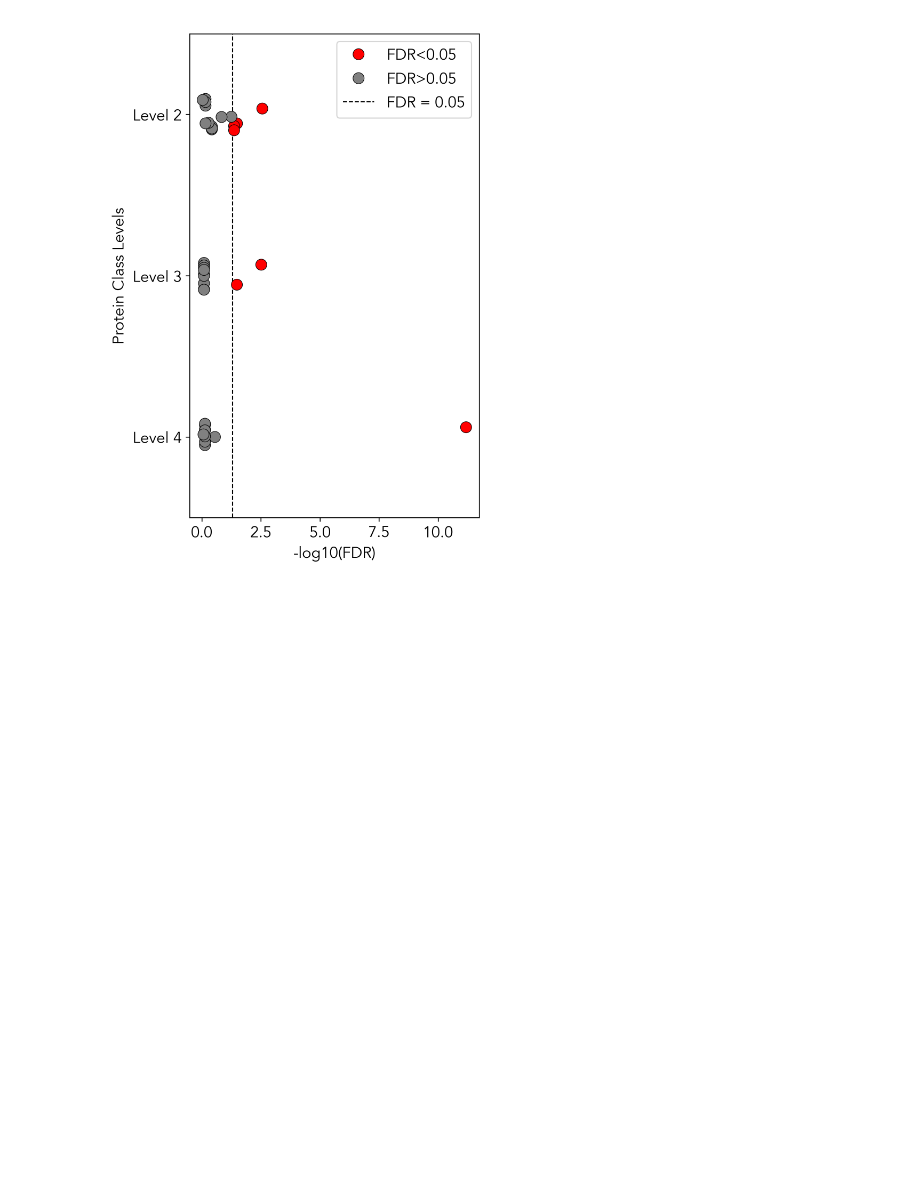
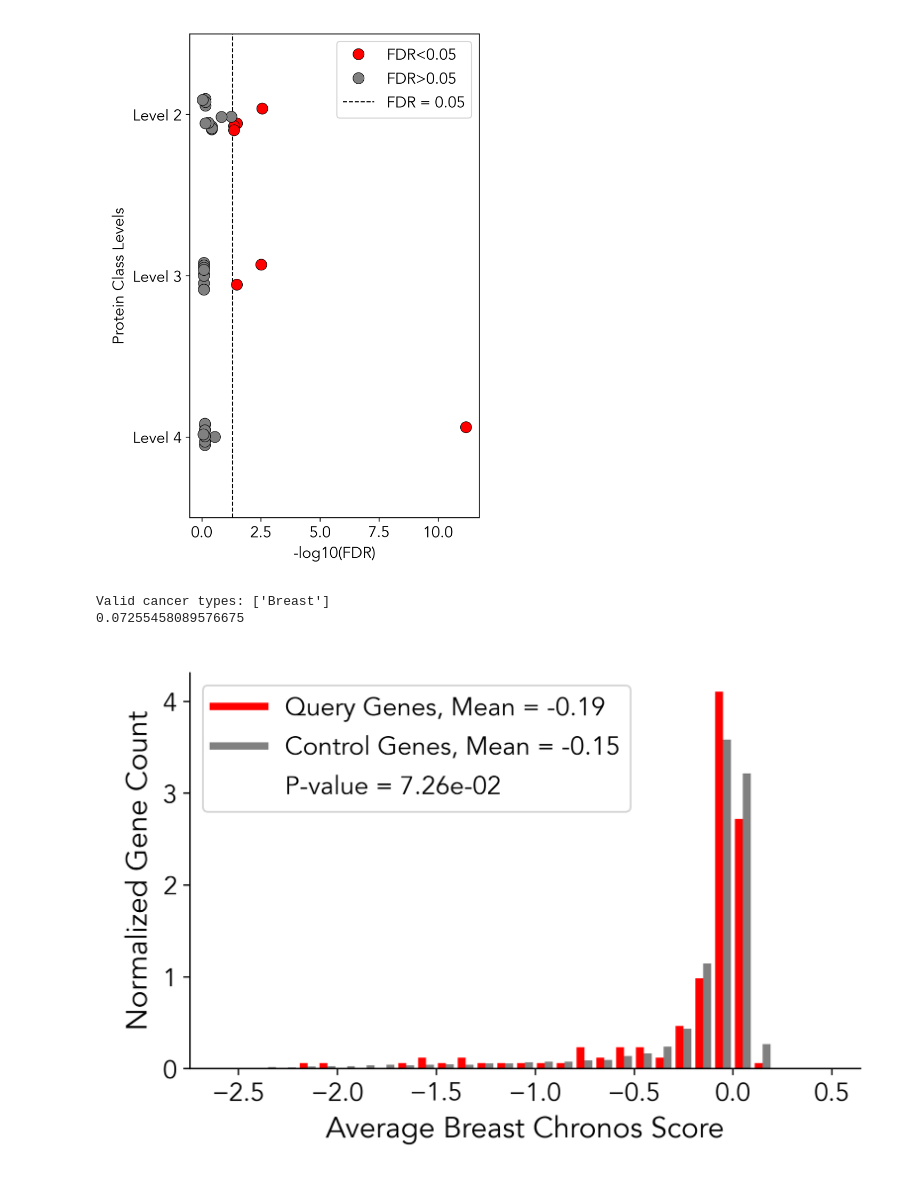
Before and after one commit to kevwilhelm95/pyCfS, a Jupyter notebook: example.ipynb, the cells around one changed output. Drawn from its saved outputs; the diff is of its cells as text; code cells hidden in the pictures; blank space fills up the shorter version.

```diff
--- a/example.ipynb
+++ b/example.ipynb
@@ -261,3 +276,12 @@ Eraser                     level2
 Hydrolase                  level2
 no_level_assignment        level2
 [figure]
+# %%
+#depmap enrichment
+p_val, plot = Clinical.depmap_enrichment(query = cauchy, cancer_type = ['Breast'])
+print(p_val)
+plot
+# %% [output]
+Valid cancer types: ['Breast']
+0.07255458089576675
+[figure, added]
```
Also changed, not shown: parts of 5 cells of this notebook.
